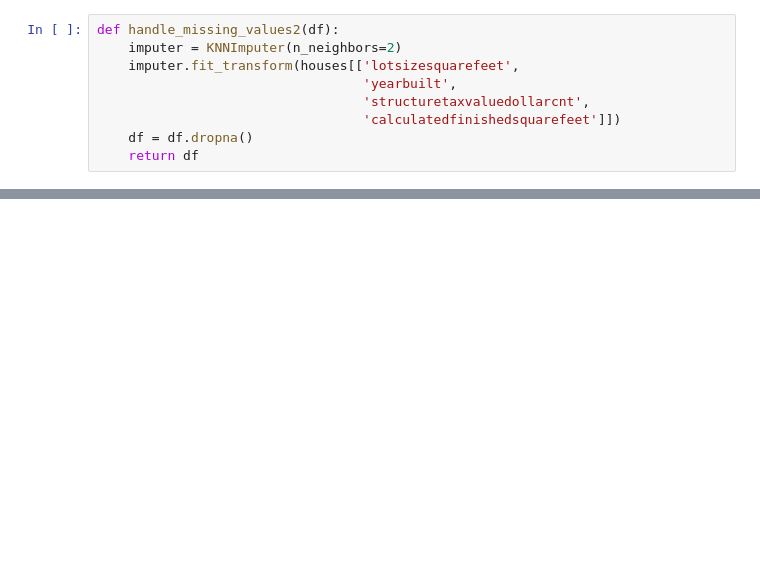
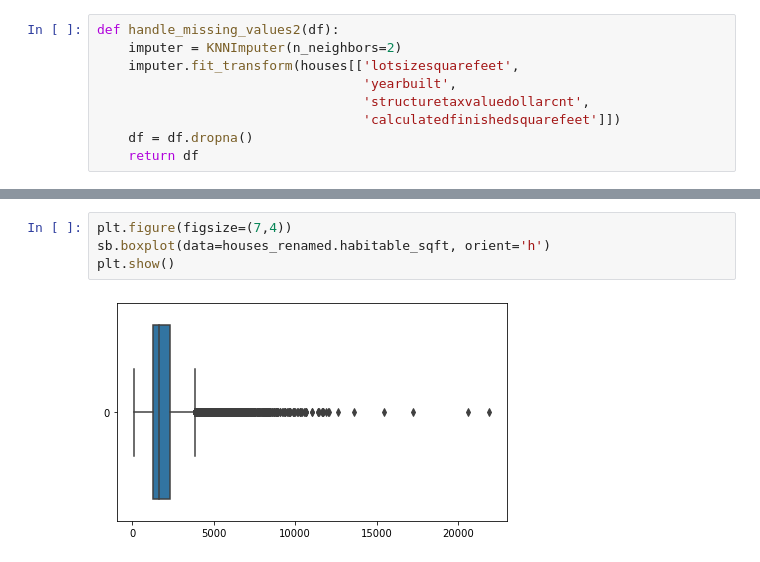
Before and after one commit to Severina7/clustering_project_zillow, a Jupyter notebook: zillow_acquisition_preparation.ipynb, the cells around one changed output, grey strips where cells are left out. Drawn from its saved outputs; the diff is of its cells as text; blank space fills up the shorter version.

```diff
--- a/zillow_acquisition_preparation.ipynb
+++ b/zillow_acquisition_preparation.ipynb
@@ -379,0 +385,6 @@ ax1.plot(df.iloc[:,0],df.iloc[:,2],linewidth=0.5,zorder=1, label = )
+# %%
+plt.figure(figsize=(7,4))
+sb.boxplot(data=houses_renamed.habitable_sqft, orient='h')
+plt.show()
+# %% [output]
+[figure, added]
```
Also changed, not shown: parts of 76 cells of this notebook.
